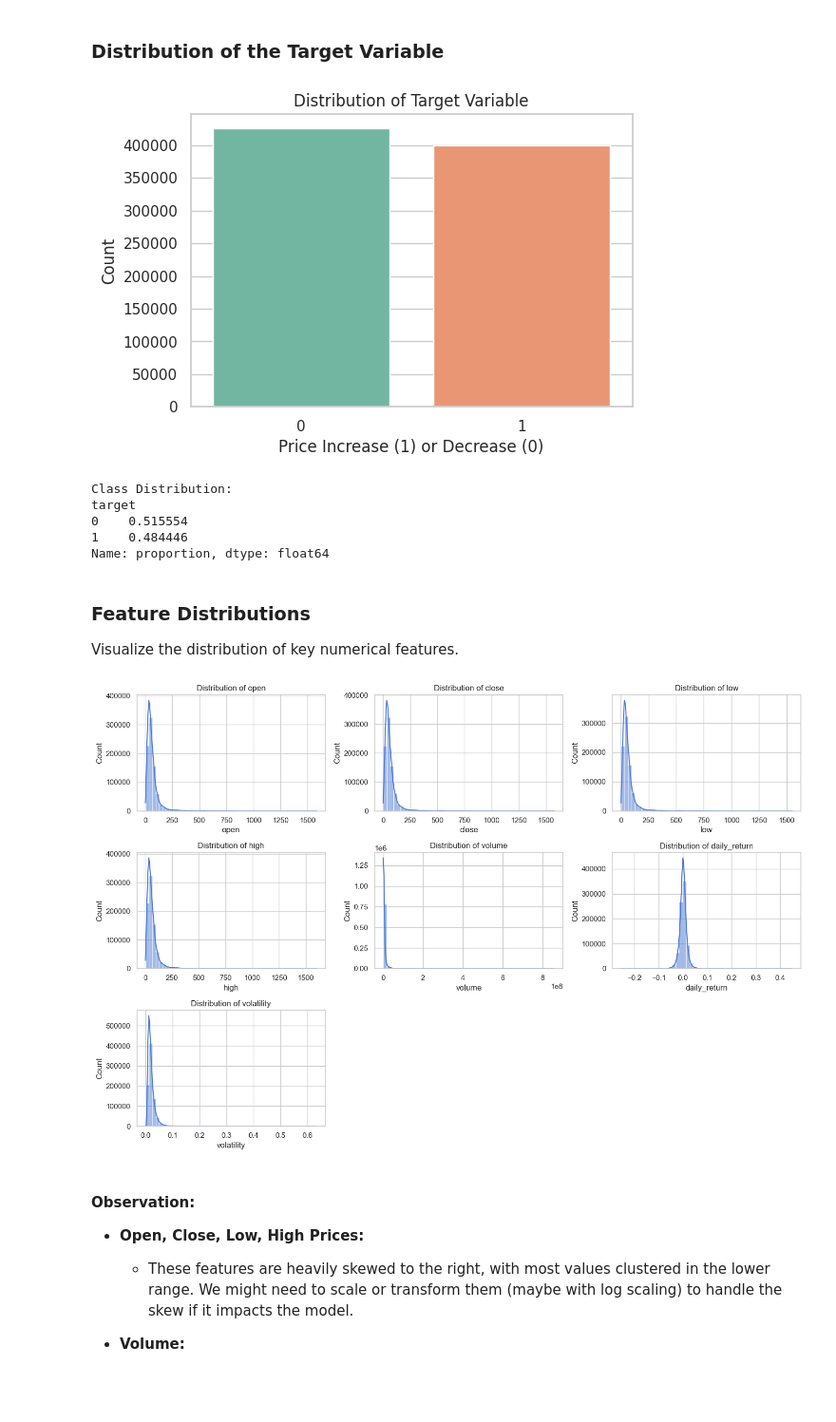
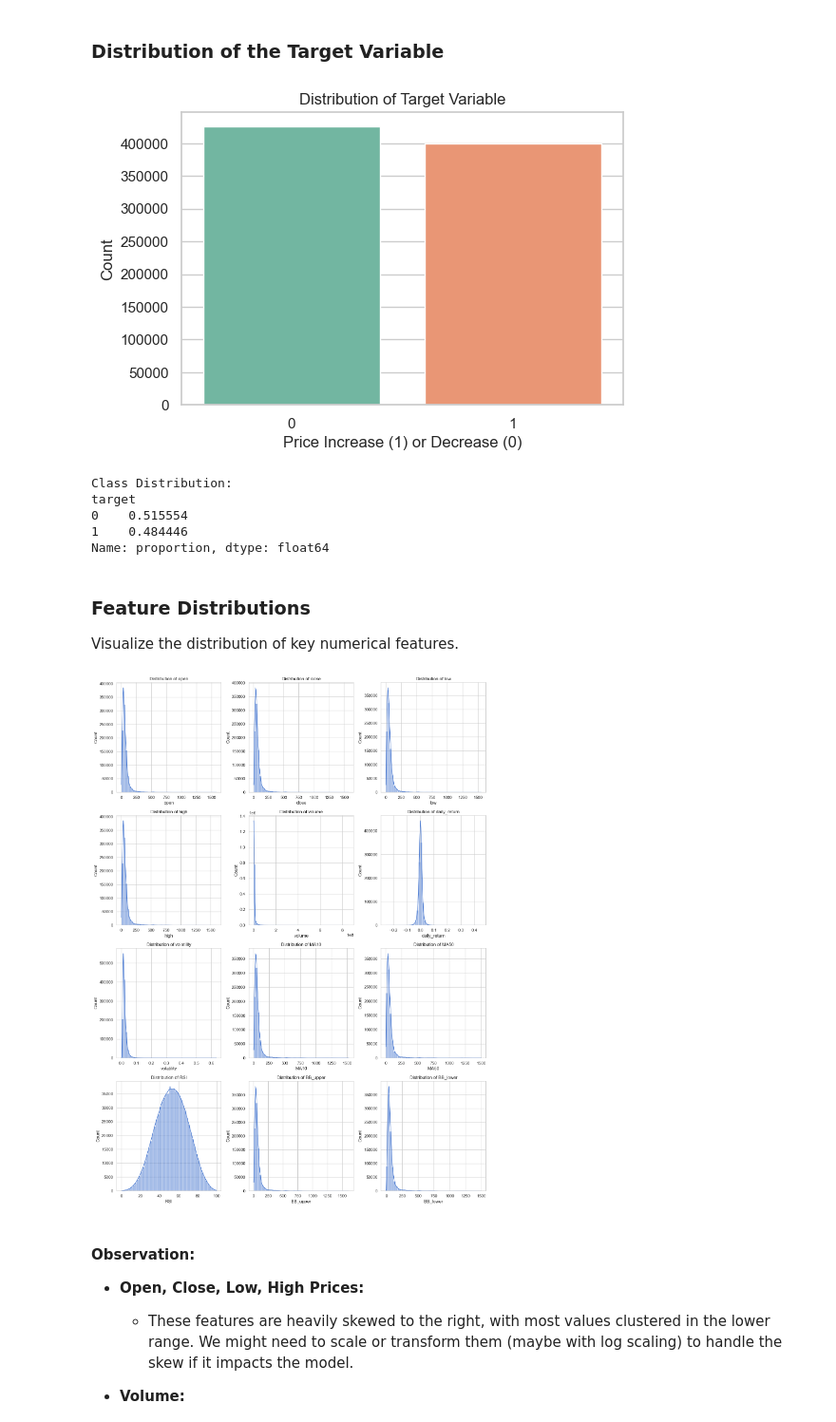
Before and after one commit to triggor/nyse-prediction, a Jupyter notebook: src/nyse_price_dir.ipynb, the cells around one changed output. Shown: that part at 95% size. Cells and saved outputs as stored; diff of their text form; code cells hidden in the pictures; blank space fills up the shorter version.

```diff
--- a/src/nyse_price_dir.ipynb
+++ b/src/nyse_price_dir.ipynb
@@ -79,8 +72,8 @@ Drive already mounted at /content/drive; to attempt to forcibly remount, call dr
 # %%
-# # Load the dataset
-# df = pd.read_csv('../data/raw/prices-split-adjusted.csv')
+# Load the dataset
+df = pd.read_csv('../data/raw/prices-split-adjusted.csv')
 
-# df.head()
+df.head()
 # %% [output]
 |  | date | symbol | open | close | low | high | volume |
 | 0 | 2016-01-05 | WLTW | 123.430000 | 125.839996 | 122.309998 | 126.250000 | 2163600.0 |
@@ -270,7 +265,7 @@ plt.show()
 print("\nClass Distribution:")
 print(df['target'].value_counts(normalize=True))
 # %% [output]
-[figure, old version]
+[figure, new version]
 Class Distribution:
 target
 0    0.515554
@@ -281,18 +276,23 @@ Name: proportion, dtype: float64
 Visualize the distribution of key numerical features.
 # %%
 # Select numerical features for plotting
-features = ['open', 'close', 'low', 'high', 'volume', 'daily_return', 'volatility'] #TODO
+features = ['open', 'close', 'low', 'high', 'volume', 'daily_return', 'volatility', 'MA10', 'MA50', 'RSI', 'BB_upper', 'BB_lower']
+
+# Determine the number of rows needed for subplots
+import math
+n_features = len(features)
+n_rows = math.ceil(n_features / 3)
 
 # Plot histograms
-plt.figure(figsize=(15, 10))
+plt.figure(figsize=(15, 5 * n_rows))  # Adjust figure height dynamically
 for i, feature in enumerate(features, 1):
-    plt.subplot(3, 3, i)
+    plt.subplot(n_rows, 3, i)  # Adjust rows dynamically
     sns.histplot(df[feature], kde=True, bins=50)
     plt.title(f'Distribution of {feature}')
 plt.tight_layout()
 plt.show()
 # %% [output]
-[figure, old version]
+[figure, new version]
 # %% [markdown]
 #### Observation:
 
```
Also changed, not shown: parts of 16 cells of this notebook.
